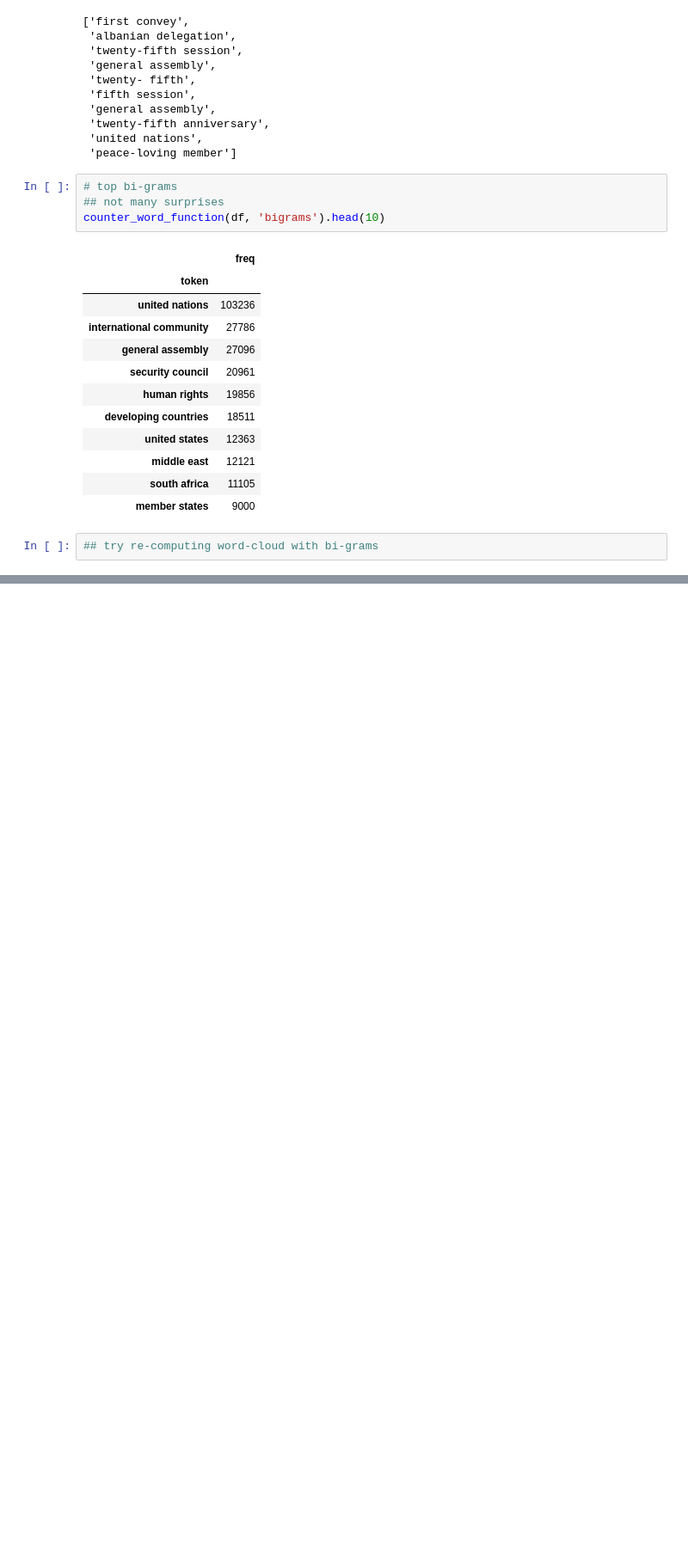
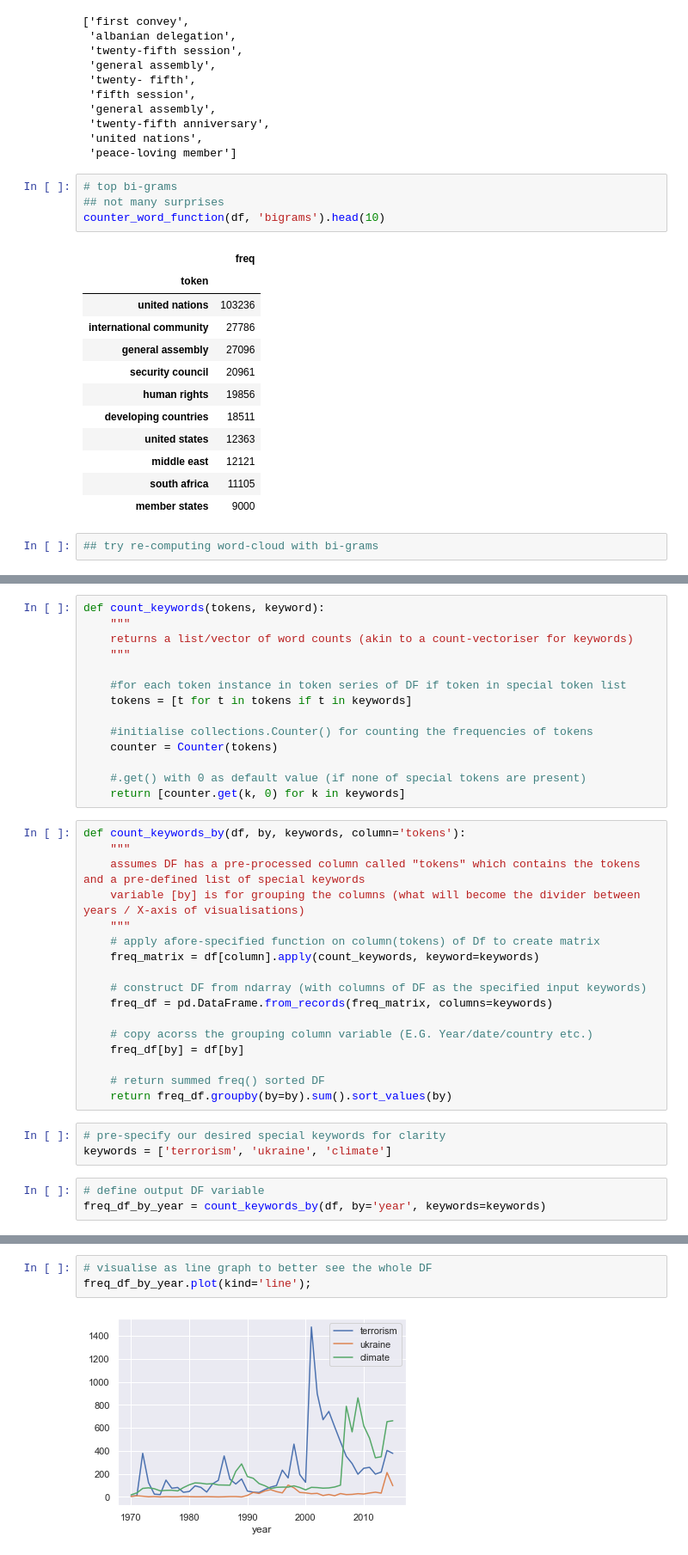
Before and after one commit to Jspano95/un_speeches_nlp_analysis, a Jupyter notebook: 2-UN-speeches-data-cleaning-and-tokenisation.ipynb, the cells around one changed output, grey strips where cells are left out. Shown at 86% size. Drawn from its saved outputs; the diff is of its cells as text; blank space fills up the shorter version.

```diff
--- a/2-UN-speeches-data-cleaning-and-tokenisation.ipynb
+++ b/2-UN-speeches-data-cleaning-and-tokenisation.ipynb
@@ -642,0 +714,37 @@ counter_word_function(df, 'bigrams').head(10)
+# %%
+def count_keywords(tokens, keyword):
+    """
+    returns a list/vector of word counts (akin to a count-vectoriser for keywords)
+    """
+
+    #for each token instance in token series of DF if token in special token list
+    tokens = [t for t in tokens if t in keywords]
+
+    #initialise collections.Counter() for counting the frequencies of tokens
+    counter = Counter(tokens)
+
+    #.get() with 0 as default value (if none of special tokens are present)
+    return [counter.get(k, 0) for k in keywords]
+# %%
+def count_keywords_by(df, by, keywords, column='tokens'):
+    """
+    assumes DF has a pre-processed column called "tokens" which contains the tokens and a pre-defined list of special keywords
+    variable [by] is for grouping the columns (what will become the divider between years / X-axis of visualisations)
+    """
+    # apply afore-specified function on column(tokens) of Df to create matrix
+    freq_matrix = df[column].apply(count_keywords, keyword=keywords)
+
+    # construct DF from ndarray (with columns of DF as the specified input keywords)
+    freq_df = pd.DataFrame.from_records(freq_matrix, columns=keywords)
+
+    # copy acorss the grouping column variable (E.G. Year/date/country etc.)
+    freq_df[by] = df[by]
+
+    # return summed freq() sorted DF
+    return freq_df.groupby(by=by).sum().sort_values(by)
+# %%
+# pre-specify our desired special keywords for clarity
+keywords = ['terrorism', 'ukraine', 'climate']
+# %%
+# define output DF variable
+freq_df_by_year = count_keywords_by(df, by='year', keywords=keywords)
@@ -642,0 +762,5 @@ counter_word_function(df, 'bigrams').head(10)
+# %%
+# visualise as line graph to better see the whole DF
+freq_df_by_year.plot(kind='line');
+# %% [output]
+[figure, added]
```
Also changed, not shown: parts of 24 cells of this notebook, 2 other files.
